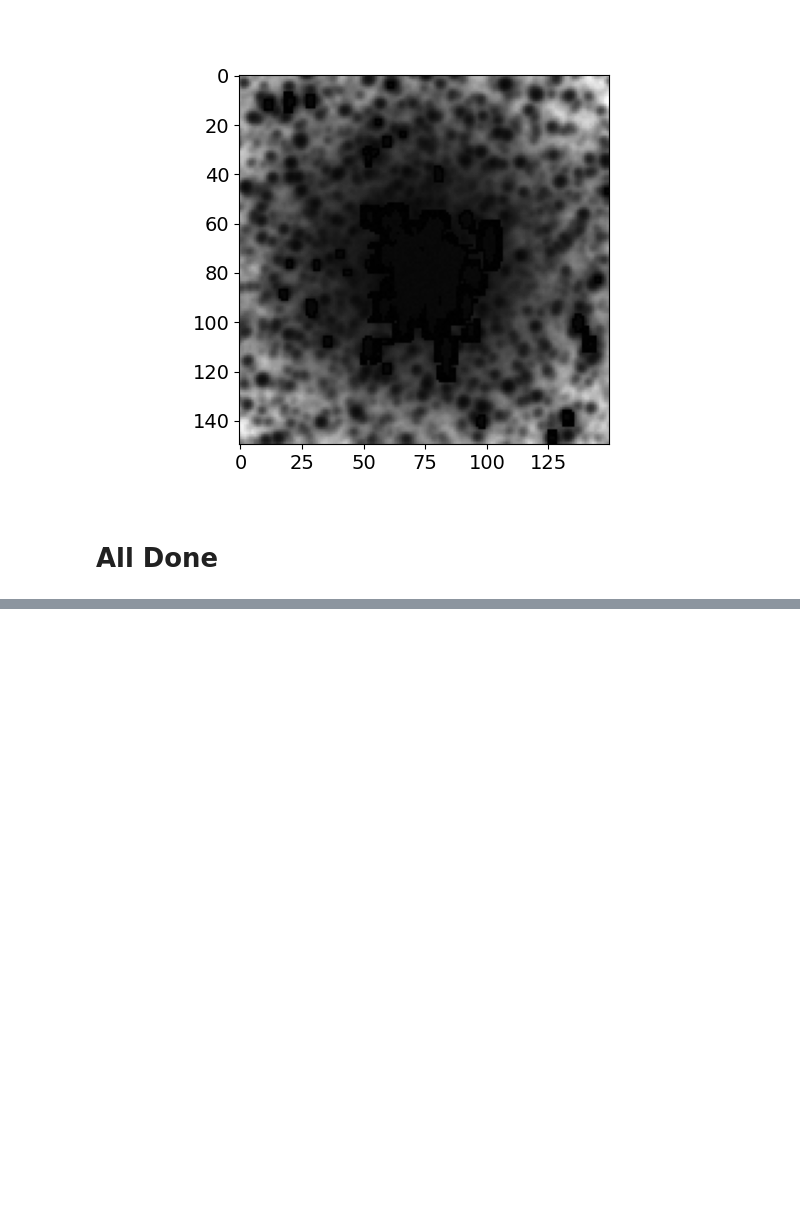
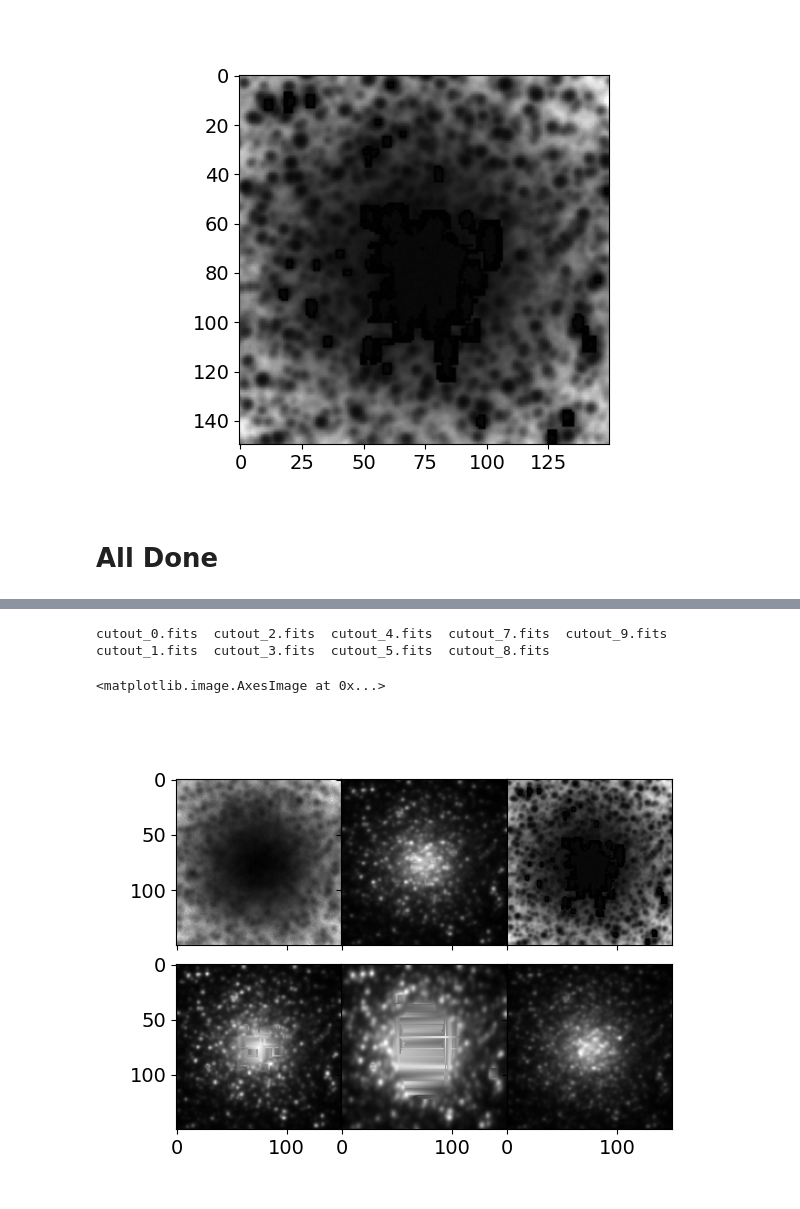
Before and after one commit to NOAO/astroget, a Jupyter notebook: astroget/notebooks/cutouts-examples.ipynb, the cells around one changed output, grey strips where cells are left out. Saved outputs shown, nothing was run; the diff lists cells and outputs as text; code cells hidden in the pictures; blank space fills up the shorter version.

Commit message:
doc for cutout; subplots in nb

```diff
--- a/astroget/notebooks/cutouts-examples.ipynb
+++ b/astroget/notebooks/cutouts-examples.ipynb
@@ -339,0 +347,19 @@ print(f'Finished: {datetime.datetime.now())
+# %%
+! tar --extract -f notebook-cutouts.tar
+! ls cutout_*.fits
+fig = plt.figure()
+gs = fig.add_gridspec(2, 3, hspace=0, wspace=0)
+axs = gs.subplots(sharex='col', sharey='row')
+
+axs[0, 0].imshow(fits.getdata('cutout_1.fits', ext=0), cmap='gray')
+axs[0, 1].imshow(fits.getdata('cutout_2.fits', ext=0), cmap='gray')
+axs[0, 2].imshow(fits.getdata('cutout_3.fits', ext=0), cmap='gray')
+
+axs[1, 0].imshow(fits.getdata('cutout_8.fits', ext=0), cmap='gray')
+axs[1, 1].imshow(fits.getdata('cutout_5.fits', ext=0), cmap='gray')
+axs[1, 2].imshow(fits.getdata('cutout_7.fits', ext=0), cmap='gray')
+# %% [output]
+cutout_0.fits  cutout_2.fits  cutout_4.fits  cutout_7.fits  cutout_9.fits
+cutout_1.fits  cutout_3.fits  cutout_5.fits  cutout_8.fits
+<matplotlib.image.AxesImage at 0x...>
+[figure, added]
```
Also changed, not shown: parts of 12 cells of this notebook, 1 other file.
